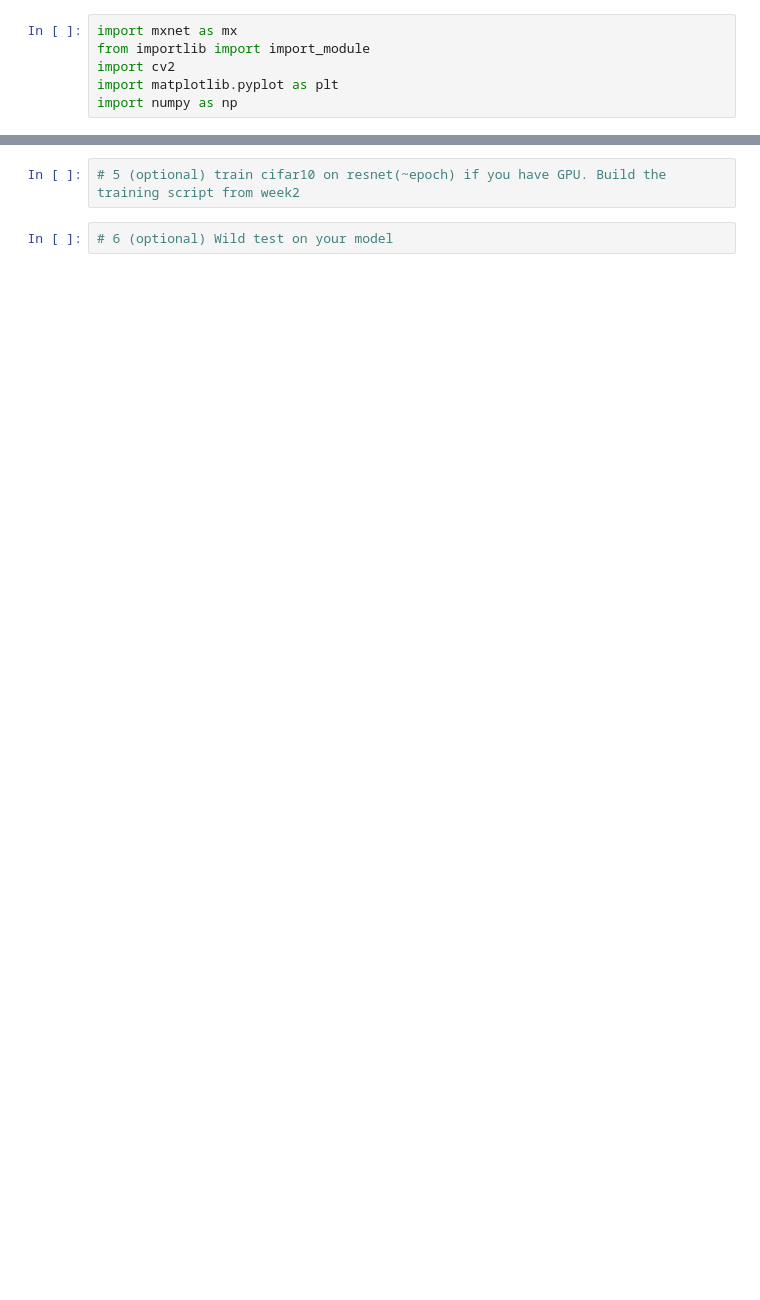
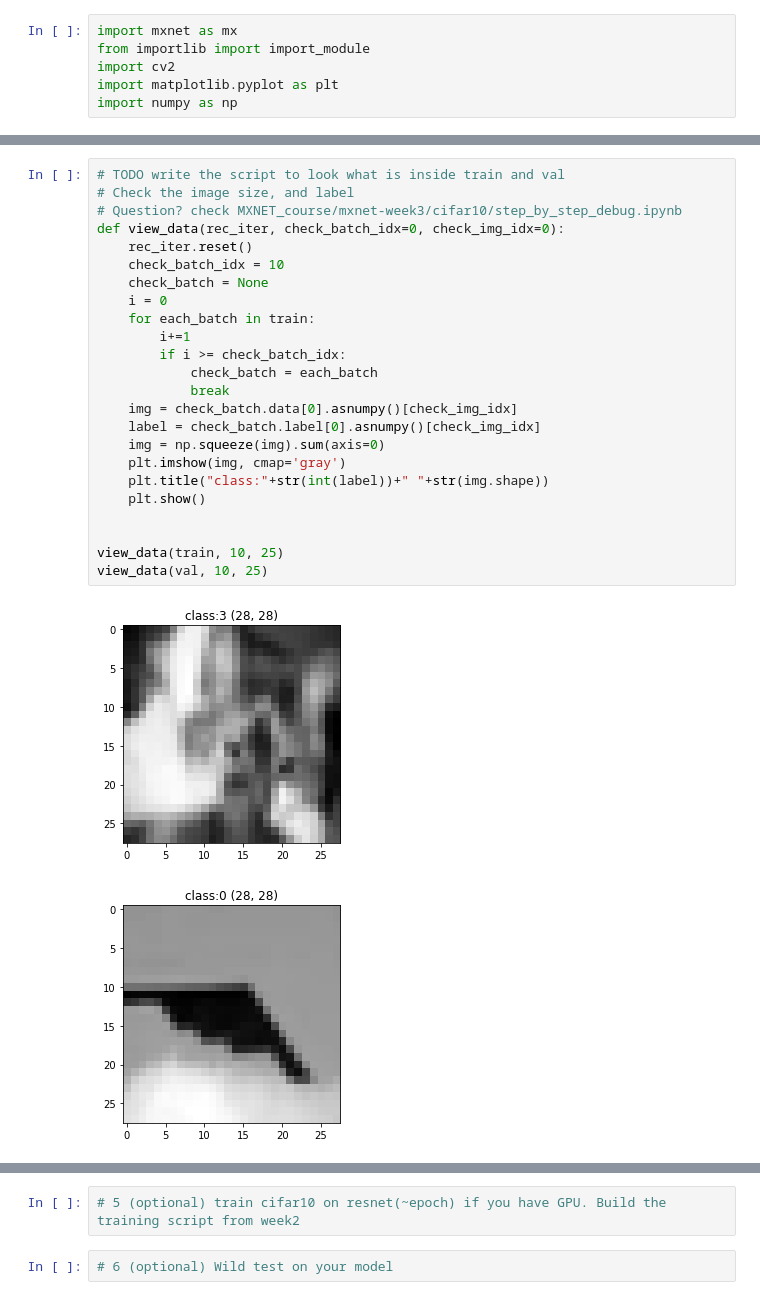
Before and after one commit to jianglong98/ai, a Jupyter notebook: homework/Chuck/MXNET/mxnet-week3/HW3/Homework3.ipynb, the cells around one changed output, grey strips where cells are left out. Drawn from its saved outputs; the diff is of its cells as text; blank space fills up the shorter version.

```diff
--- a/homework/Chuck/MXNET/mxnet-week3/HW3/Homework3.ipynb
+++ b/homework/Chuck/MXNET/mxnet-week3/HW3/Homework3.ipynb
@@ -67,3 +65,30 @@ train, val = get_cifar()
+# %%
+# TODO write the script to look what is inside train and val
+# Check the image size, and label
+# Question? check MXNET_course/mxnet-week3/cifar10/step_by_step_debug.ipynb
+def view_data(rec_iter, check_batch_idx=0, check_img_idx=0):
+    rec_iter.reset()
+    check_batch_idx = 10
+    check_batch = None
+    i = 0
+    for each_batch in train:
+        i+=1
+        if i >= check_batch_idx:
+            check_batch = each_batch
+            break
+    img = check_batch.data[0].asnumpy()[check_img_idx]
+    label = check_batch.label[0].asnumpy()[check_img_idx]
+    img = np.squeeze(img).sum(axis=0)
+    plt.imshow(img, cmap='gray')
+    plt.title("class:"+str(int(label))+" "+str(img.shape))
+    plt.show()
+
+
+view_data(train, 10, 25)
+view_data(val, 10, 25)
+# %% [output]
+[figure, added]
+[figure, added]
 # %%
 # 2 model getting
 # TODO read through resnet.py file for understanding
```
Also changed, not shown: parts of 8 cells of this notebook.
